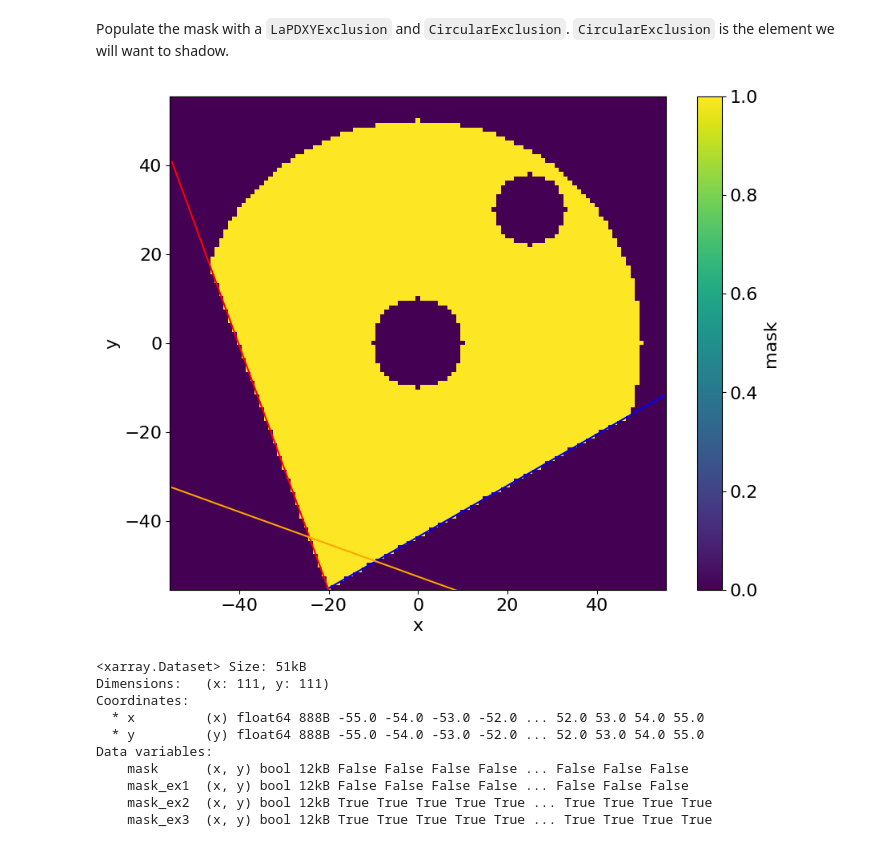
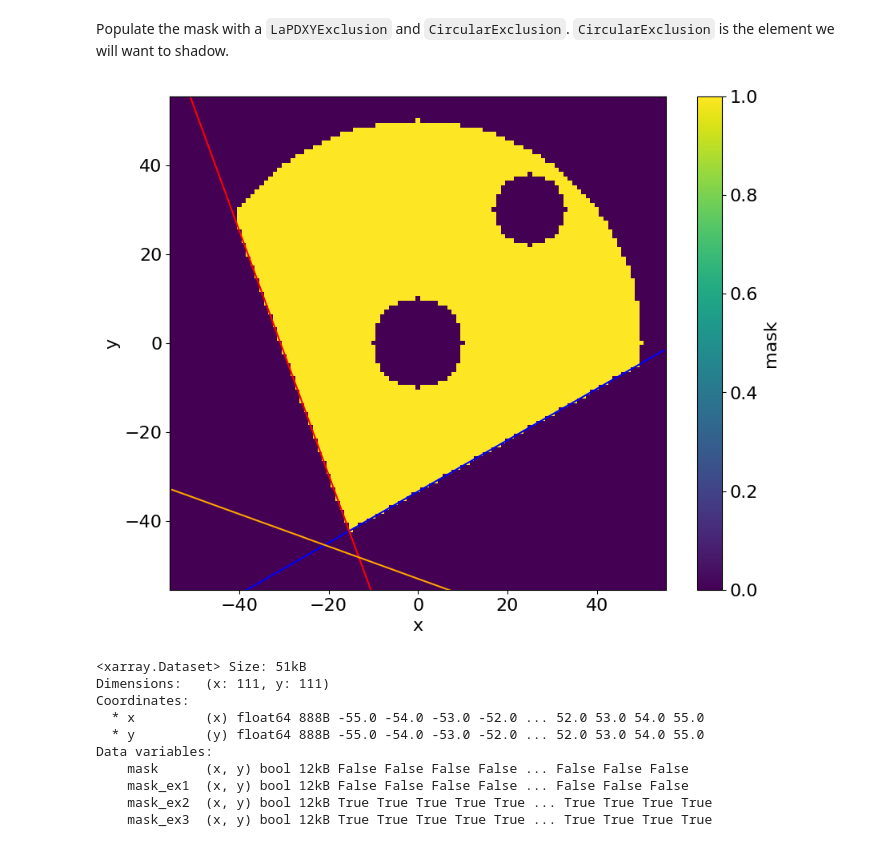
Before and after one commit to BaPSF/bapsf_motion, a Jupyter notebook: docs/notebooks/prototypes/LaPDXYExclusion_shadowing.ipynb, the cells around one changed output. Cells and saved outputs as stored; diff of their text form; code cells hidden in the pictures.

```diff
--- a/docs/notebooks/prototypes/LaPDXYExclusion_shadowing.ipynb
+++ b/docs/notebooks/prototypes/LaPDXYExclusion_shadowing.ipynb
@@ -57,29 +57,29 @@ ds.mask.plot(x="x", y="y");
 Populate the mask with a `LaPDXYExclusion` and `CircularExclusion`.  `CircularExclusion` is the element we will want to shadow.
 # %%
 # ex = LaPDXYExclusion(ds, pivot_radius=20)
-ex = LaPDXYExclusion(ds, port_location=250)
+ex = LaPDXYExclusion(ds, port_location=250, pivot_radius=45)
 exC = CircularExclusion(ds, radius=10, center=(0,0), exclude="inside")
 exC2 = CircularExclusion(ds, radius=8, center=(25,30), exclude="inside")
 
 ds.mask.plot(x="x", y="y")
 
 colors = ["blue", "red", "orange"]
 ii = 0
 for subex in ex.composed_exclusions:
     if not isinstance(subex, DividerExclusion):
         continue
 
     (slope, intercept) = subex.mb
     color = colors[np.mod(ii, len(colors))]
     if np.isinf(slope):
         ylim = plt.gca().get_ylim()
         plt.vlines(intercept, *ylim, color=color)
     else:
         plt.plot(side, slope * side + intercept, color=color)
 
     ii += 1;
 # %% [output]
-[figure, old version]
+[figure, new version]
 # %%
 ds
 # %% [output]
```
Also changed, not shown: parts of 92 cells of this notebook, 1 other file.
